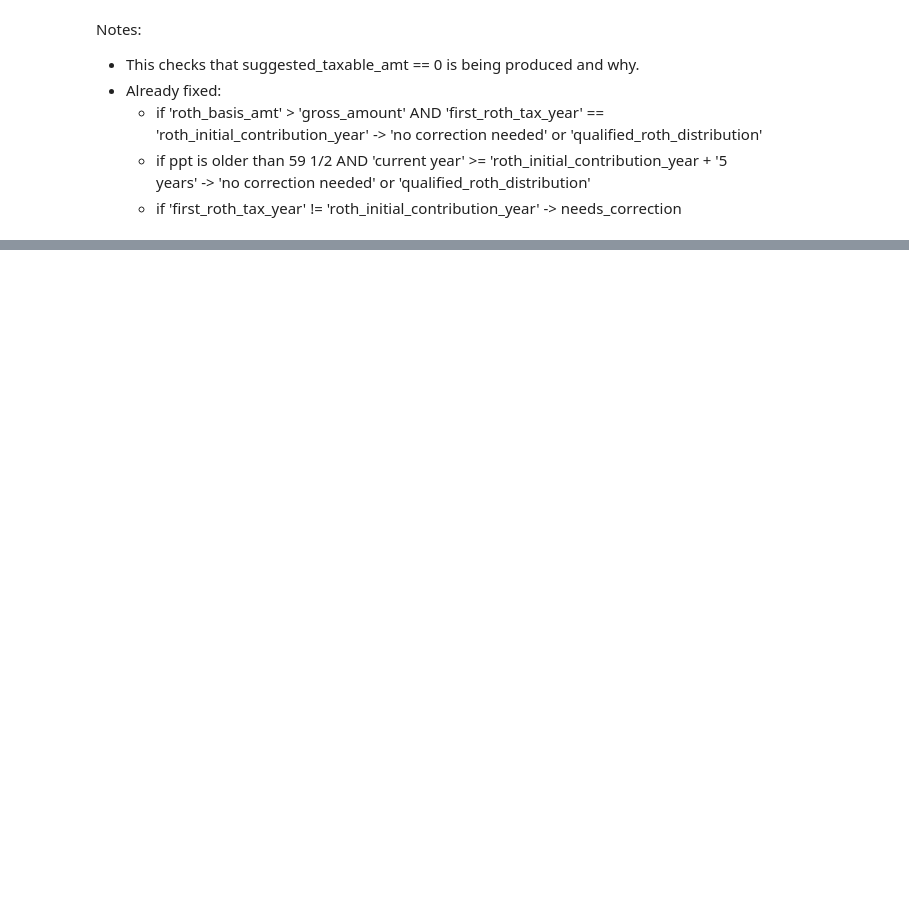
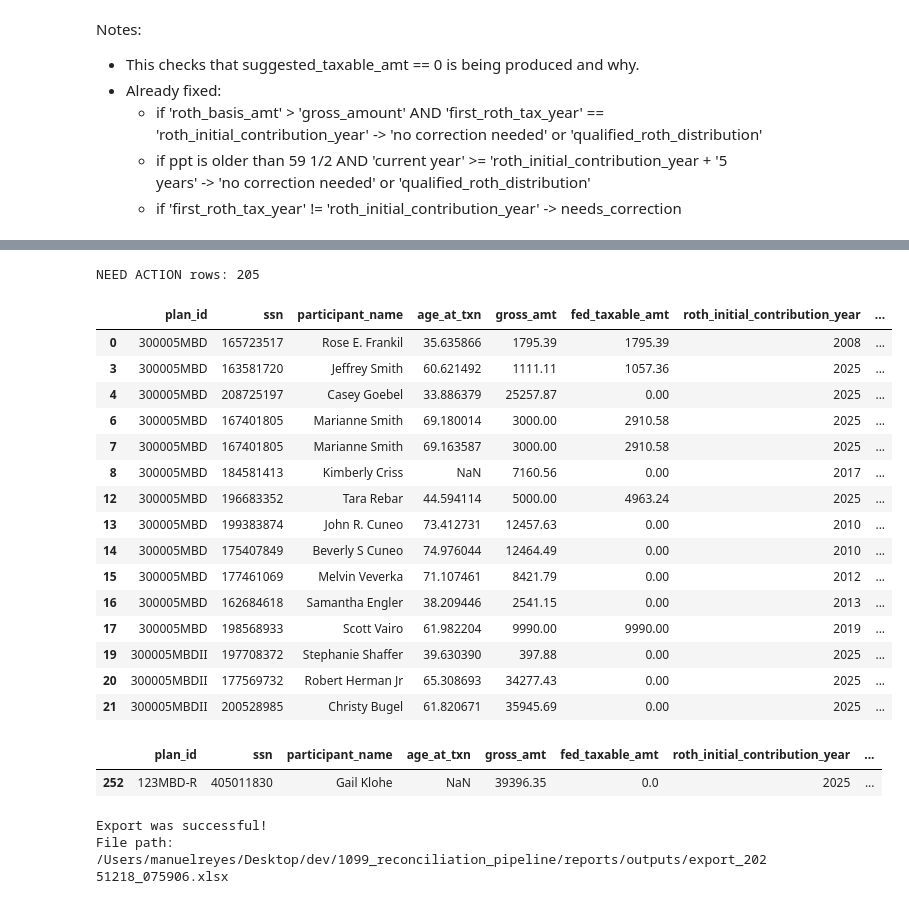
Before and after one commit to manuel-reyes-ml/1099_reconciliation_pipeline, a Jupyter notebook: notebooks/05_match_roth_basis_analysis.ipynb, the cells around one changed output, grey strips where cells are left out. Drawn from its saved outputs; the diff is of its cells as text; code cells hidden in the pictures; blank space fills up the shorter version.

Commit message:
Notebooks: add cells to test new generic export to excel module

```diff
--- a/notebooks/05_match_roth_basis_analysis.ipynb
+++ b/notebooks/05_match_roth_basis_analysis.ipynb
@@ -251,3 +257,52 @@ INVESTIGATE rows: 71
 | 59 | IRA109PLATR | 172582491 | 19500.00 | 19500.00 | taxable_within_15pct_of_gross | match_needs_review | INVESTIGATE |
 | 60 | IRA114PLATR | 392861060 | 43198.91 | 0.00 | missing_first_roth_tax_year | match_needs_review | INVESTIGATE |
 | 69 | IRA106PLATR | 885405030 | 111648.74 | 0.00 | missing_first_roth_tax_year | match_needs_review | INVESTIGATE |
+# %%
+# Cell 12 - Validate columns for quick export to Excel to present to stakeholders
+
+action_df = relius_roth_basis[relius_roth_basis["action"].notna()]
+print(f"NEED ACTION rows: {len(action_df)}")
+export_roth_basis_df = action_df[
+    [
+        "plan_id","ssn","participant_name","age_at_txn","gross_amt","fed_taxable_amt",
+        "roth_initial_contribution_year","first_roth_tax_year","roth_basis_amt",
+        "suggested_first_roth_tax_year","suggested_taxable_amt","correction_reason",
+        "match_status","action","transaction_id","txn_date","matrix_account",
+    ]
+]
+
+export_roth_basis_df.head(15)
+# %% [output]
+NEED ACTION rows: 205
+|  | plan_id | ssn | participant_name | age_at_txn | gross_amt | fed_taxable_amt | roth_initial_contribution_year | ... |
+| 0 | 300005MBD | 165723517 | Rose E. Frankil | 35.635866 | 1795.39 | 1795.39 | 2008 | ... |
+| 3 | 300005MBD | 163581720 | Jeffrey Smith | 60.621492 | 1111.11 | 1057.36 | 2025 | ... |
+| 4 | 300005MBD | 208725197 | Casey Goebel | 33.886379 | 25257.87 | 0.00 | 2025 | ... |
+| 6 | 300005MBD | 167401805 | Marianne Smith | 69.180014 | 3000.00 | 2910.58 | 2025 | ... |
+| 7 | 300005MBD | 167401805 | Marianne Smith | 69.163587 | 3000.00 | 2910.58 | 2025 | ... |
+| 8 | 300005MBD | 184581413 | Kimberly Criss | NaN | 7160.56 | 0.00 | 2017 | ... |
+| 12 | 300005MBD | 196683352 | Tara Rebar | 44.594114 | 5000.00 | 4963.24 | 2025 | ... |
+| 13 | 300005MBD | 199383874 | John R. Cuneo | 73.412731 | 12457.63 | 0.00 | 2010 | ... |
+| 14 | 300005MBD | 175407849 | Beverly S Cuneo | 74.976044 | 12464.49 | 0.00 | 2010 | ... |
+| 15 | 300005MBD | 177461069 | Melvin Veverka | 71.107461 | 8421.79 | 0.00 | 2012 | ... |
+| 16 | 300005MBD | 162684618 | Samantha Engler | 38.209446 | 2541.15 | 0.00 | 2013 | ... |
+| 17 | 300005MBD | 198568933 | Scott Vairo | 61.982204 | 9990.00 | 9990.00 | 2019 | ... |
+| 19 | 300005MBDII | 197708372 | Stephanie Shaffer | 39.630390 | 397.88 | 0.00 | 2025 | ... |
+| 20 | 300005MBDII | 177569732 | Robert Herman Jr | 65.308693 | 34277.43 | 0.00 | 2025 | ... |
+| 21 | 300005MBDII | 200528985 | Christy Bugel | 61.820671 | 35945.69 | 0.00 | 2025 | ... |
+# %%
+export_roth_basis_df[export_roth_basis_df["ssn"].astype(str).eq("405011830")].head()
+# %% [output]
+|  | plan_id | ssn | participant_name | age_at_txn | gross_amt | fed_taxable_amt | roth_initial_contribution_year | ... |
+| 252 | 123MBD-R | 405011830 | Gail Klohe | NaN | 39396.35 | 0.0 | 2025 | ... |
+# %%
+# Cell 13 -
+
+from src.export_utils import write_df_excel
+
+path = write_df_excel(export_roth_basis_df)
+
+print(f"Export was successful!\nFile path: {path}")
+# %% [output]
+Export was successful!
+File path: /Users/manuelreyes/Desktop/dev/1099_reconciliation_pipeline/reports/outputs/export_20251218_075906.xlsx
```
Also changed, not shown: parts of 1 cell of this notebook.
